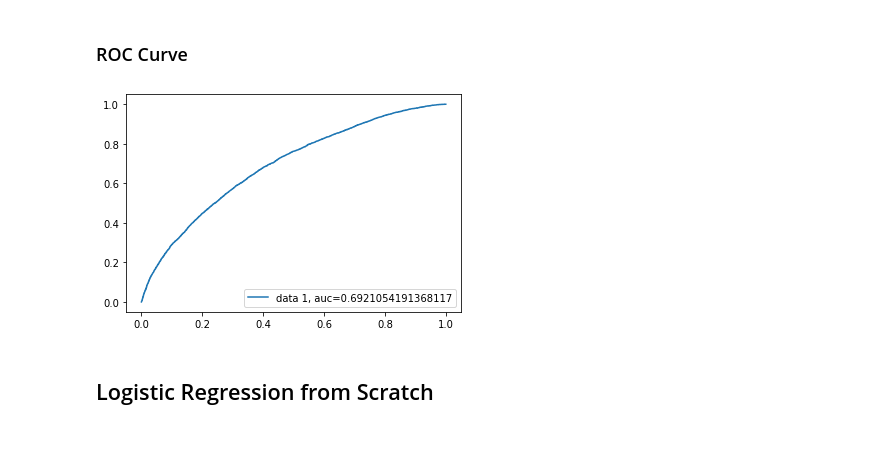
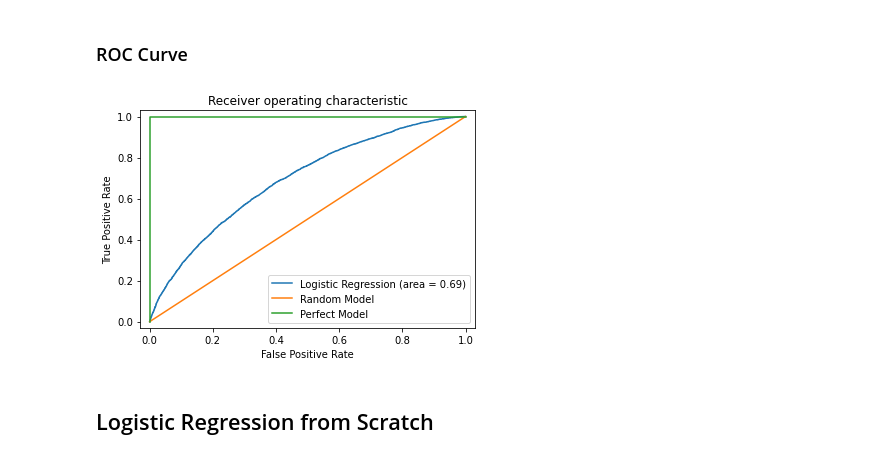
Before and after one commit to eltarr-kawther/-Cardiovascular-Risks, a Jupyter notebook: cardio_vasc.ipynb, the cells around one changed output. Cells and saved outputs as stored; diff of their text form; code cells hidden in the pictures.

```diff
--- a/cardio_vasc.ipynb
+++ b/cardio_vasc.ipynb
@@ -167,15 +167,23 @@ Normalized confusion matrix for Logistic Regression
 [figure]
 # %% [markdown]
 ### ROC Curve
-# %%
-probas = model.predict_proba(X_test)[::,1]
-fpr, tpr, thresholds = roc_curve(y_test, probas)
-auc = roc_auc_score(y_test, probas)
-plt.plot(fpr,tpr,label="data 1, auc="+str(auc))
-plt.legend(loc=4)
-plt.show()
-# %% [output]
-[figure, removed]
+# %%
+probas = model.predict_proba(X_test)[::,1]
+logit_roc_auc = roc_auc_score(y_test, probas)
+fpr, tpr, thresholds = roc_curve(y_test, probas)
+plt.figure()
+plt.plot(fpr, tpr, label='Logistic Regression (area = %0.2f)' % logit_roc_auc)
+plt.plot([0, 1], [0, 1], label='Random Model')
+plt.plot([0,0,1,1],[0,1,1,1], label='Perfect Model')
+plt.xlim([-0.03, 1.03])
+plt.ylim([-0.03, 1.03])
+plt.xlabel('False Positive Rate')
+plt.ylabel('True Positive Rate')
+plt.title('Receiver operating characteristic')
+plt.legend(loc="lower right")
+plt.show()
+# %% [output]
+[figure, added]
 # %% [markdown]
 ## Logistic Regression from Scratch
 # %%
```
Also changed, not shown: parts of 11 cells of this notebook, 1 other file.
